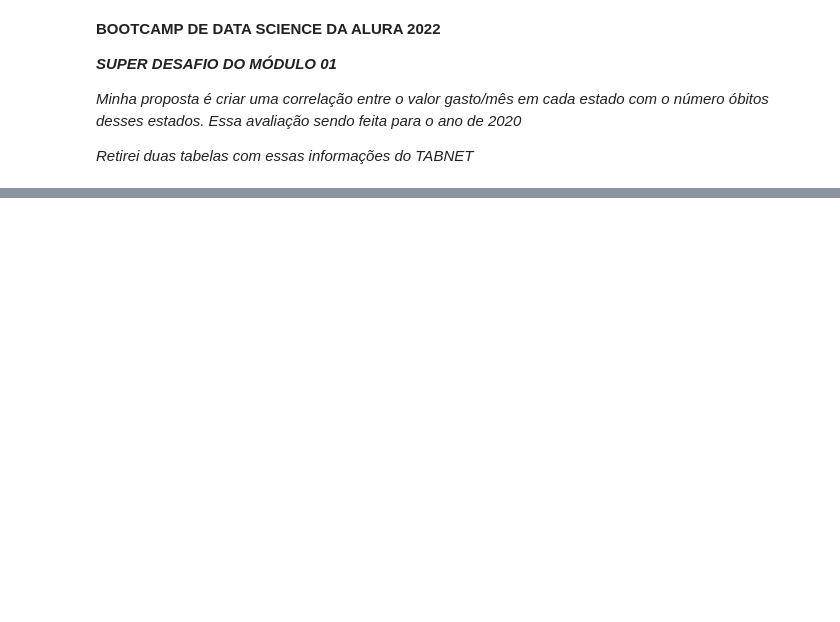
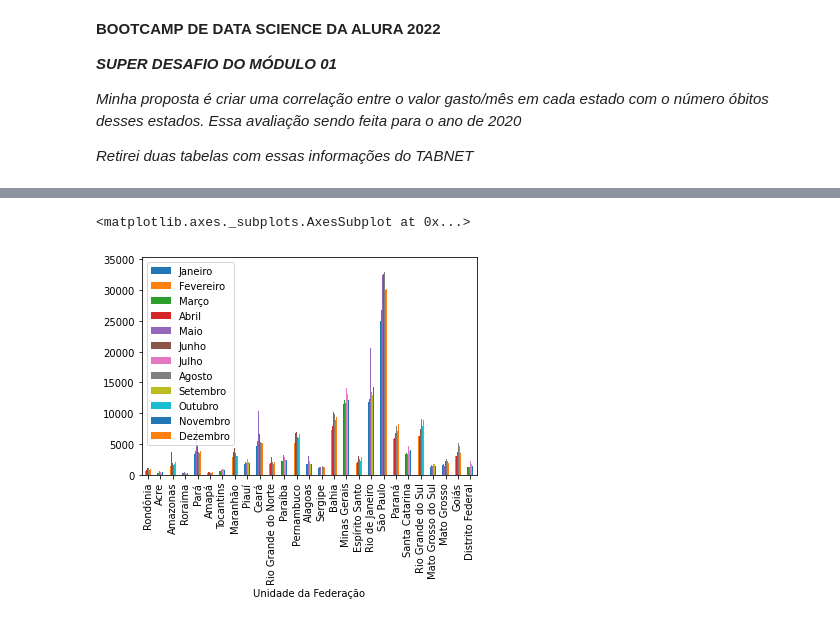
Before and after one commit to ricardosaj/Bootcamp-Data-Science-Alura, a Jupyter notebook: CadernoDoSuperDesafioModulo01.ipynb, the cells around one changed output, grey strips where cells are left out. Saved outputs shown, nothing was run; the diff lists cells and outputs as text; code cells hidden in the pictures; blank space fills up the shorter version.

```diff
--- a/CadernoDoSuperDesafioModulo01.ipynb
+++ b/CadernoDoSuperDesafioModulo01.ipynb
@@ -27,0 +32,3 @@ obitosporestadoem2020.head()
+# %%
+obitosporestadoem2020 = obitosporestadoem2020.drop('Total', 1)
+obitosporestadoem2020.head()
@@ -27,0 +66,4 @@ obitosporestadoem2020.head()
+# %%
+# Transformar a coluna "Unidade da Federação" no index
+obitosporestadoem2020.set_index('Unidade da Federação', inplace=True)
+obitosporestadoem2020
@@ -27,0 +119,5 @@ obitosporestadoem2020.head()
+# %%
+obitosporestadoem2020.plot(kind='bar')
+# %% [output]
+<matplotlib.axes._subplots.AxesSubplot at 0x...>
+[figure, added]
```
Also changed, not shown: parts of 9 cells of this notebook.
